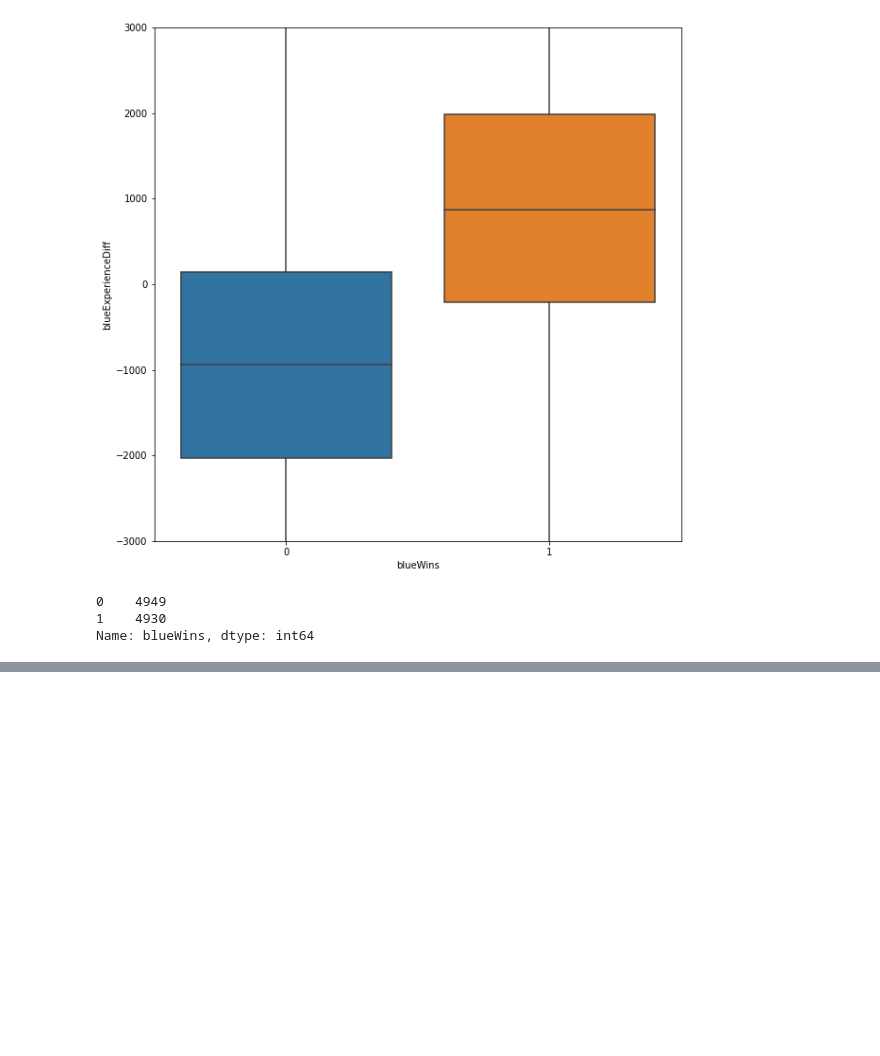
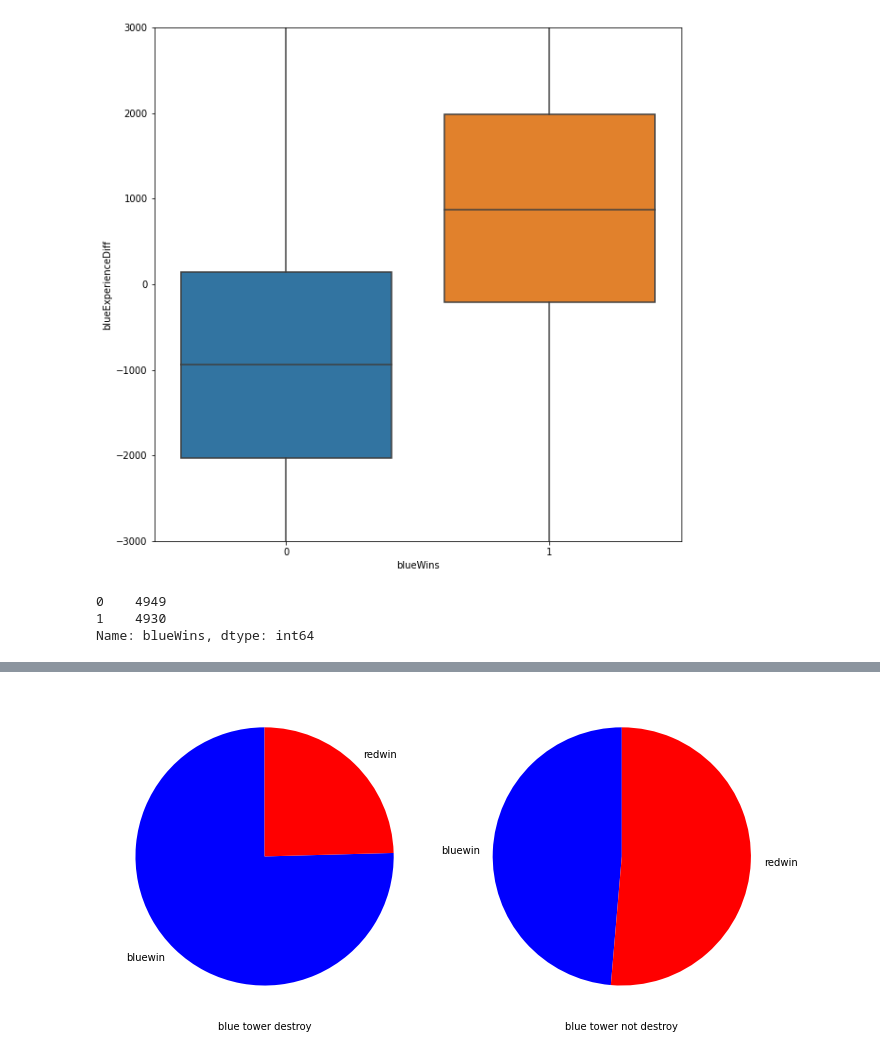
Before and after one commit to stormofdawn/aiffel_exp, a Jupyter notebook: 리그오브레전드_데이터.ipynb, the cells around one changed output, grey strips where cells are left out. Saved outputs shown, nothing was run; the diff lists cells and outputs as text; code cells hidden in the pictures; blank space fills up the shorter version.

```diff
--- a/리그오브레전드_데이터.ipynb
+++ b/리그오브레전드_데이터.ipynb
@@ -234,0 +361,13 @@ Name: blueWins, dtype: int64
+# %%
+plt.figure(figsize=(10, 10))
+plt.subplot(1,2,1)
+plt.pie(bluetowerdest, labels=label, startangle = 90, colors=colors)
+plt.xlabel('blue tower destroy')
+
+plt.subplot(1,2,2)
+plt.pie(bluetowernotdest, labels=label, startangle = 90, colors=colors)
+plt.xlabel('blue tower not destroy')
+
+plt.tight_layout()
+# %% [output]
+[figure, added]
```
Also changed, not shown: parts of 24 cells of this notebook.
